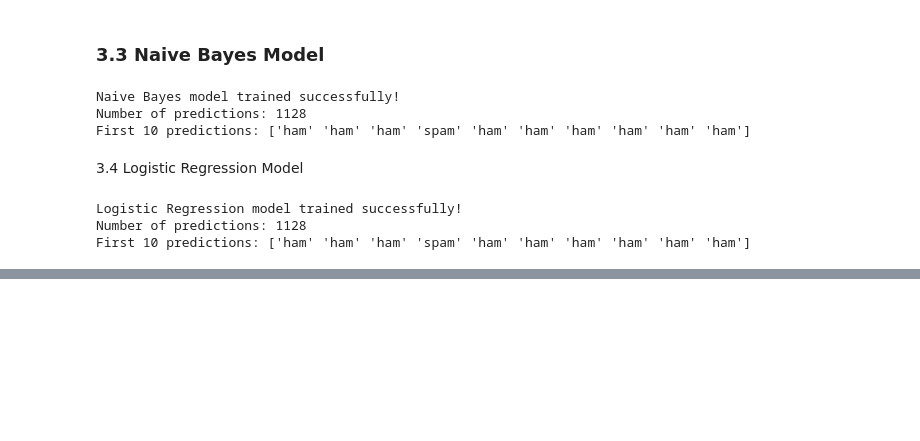
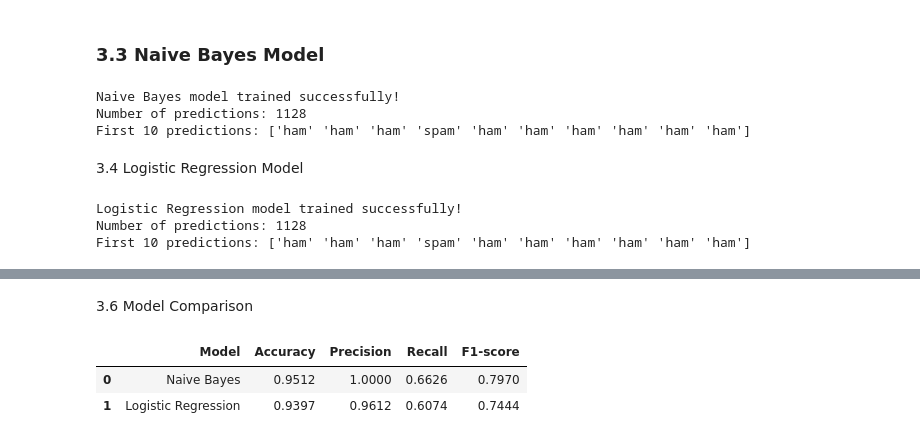
Before and after one commit to LujainAyyash/DS483-Project, a Jupyter notebook: NLP_Code.ipynb, the cells around one changed output, grey strips where cells are left out. Drawn from its saved outputs; the diff is of its cells as text; code cells hidden in the pictures; blank space fills up the shorter version.

```diff
--- a/NLP_Code.ipynb
+++ b/NLP_Code.ipynb
@@ -607,0 +663,37 @@ First 10 predictions: ['ham' 'ham' 'ham' 'spam' 'ham' 'ham' 'ham' 'ham' 'ham' 'h
+# %% [markdown]
+3.6 Model Comparison
+# %%
+# 3.6 Model Comparison
+
+import pandas as pd
+
+# Compare both classification models
+results = pd.DataFrame({
+    'Model': ['Naive Bayes', 'Logistic Regression'],
+
+    'Accuracy': [
+        accuracy_score(y_test, y_pred_nb),
+        accuracy_score(y_test, y_pred_lr)
+    ],
+
+    'Precision': [
+        precision_score(y_test, y_pred_nb, pos_label='spam'),
+        precision_score(y_test, y_pred_lr, pos_label='spam')
+    ],
+
+    'Recall': [
+        recall_score(y_test, y_pred_nb, pos_label='spam'),
+        recall_score(y_test, y_pred_lr, pos_label='spam')
+    ],
+
+    'F1-score': [
+        f1_score(y_test, y_pred_nb, pos_label='spam'),
+        f1_score(y_test, y_pred_lr, pos_label='spam')
+    ]
+})
+
+display(results.round(4))
+# %% [output]
+|  | Model | Accuracy | Precision | Recall | F1-score |
+| 0 | Naive Bayes | 0.9512 | 1.0000 | 0.6626 | 0.7970 |
+| 1 | Logistic Regression | 0.9397 | 0.9612 | 0.6074 | 0.7444 |
```
Also changed, not shown: parts of 12 cells of this notebook.
